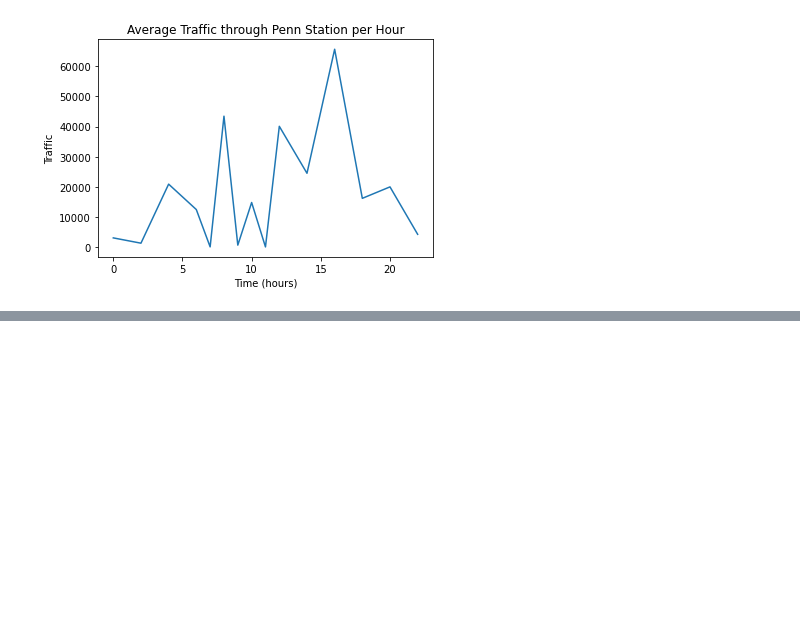
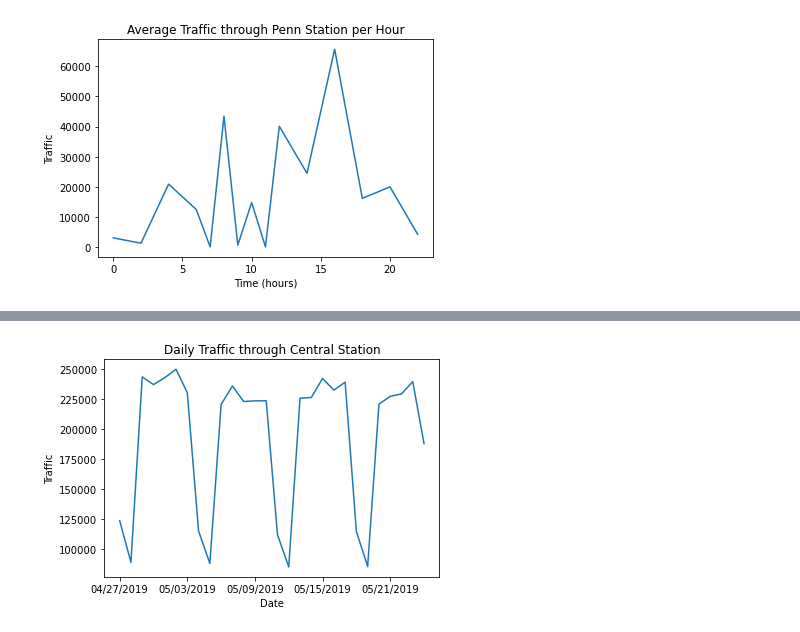
Before and after one commit to anubhavpar/sturdy-goggles, a Jupyter notebook: data_cleaning.ipynb, the cells around one changed output, grey strips where cells are left out. Saved outputs shown, nothing was run; the diff lists cells and outputs as text; code cells hidden in the pictures; blank space fills up the shorter version.

```diff
--- a/data_cleaning.ipynb
+++ b/data_cleaning.ipynb
@@ -273,3 +274,18 @@ plt.title('Average Traffic through Central Station per Hour');
+# %%
+# analysis of central station by day
+cntr_daily = cntr.groupby('DATE')['DATE','REAL_ACTIVITY'].sum()
+plt.plot(cntr_daily);
+
+plt.title('Daily Traffic through Central Station');
+plt.xlabel('Date');
+plt.ylabel('Traffic');
+
+xrange = list(range(28));
+plt.xticks(xrange[::6],label=datelist*4);
+
+#plt.savefig('daily_central_station',format='svg')
+# %% [output]
+[figure, added]
 # %%
 # analysis of Herald Station by hour
 plt.plot(herald_hr);
```
Also changed, not shown: parts of 12 cells of this notebook, 3 other files.
